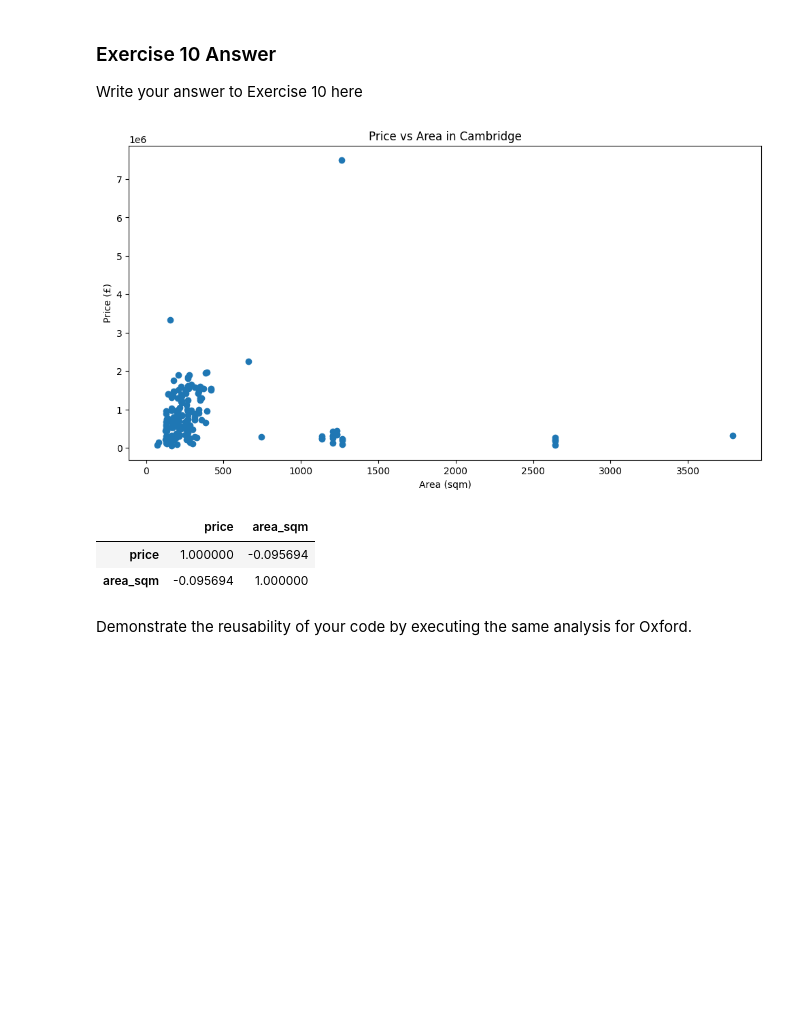
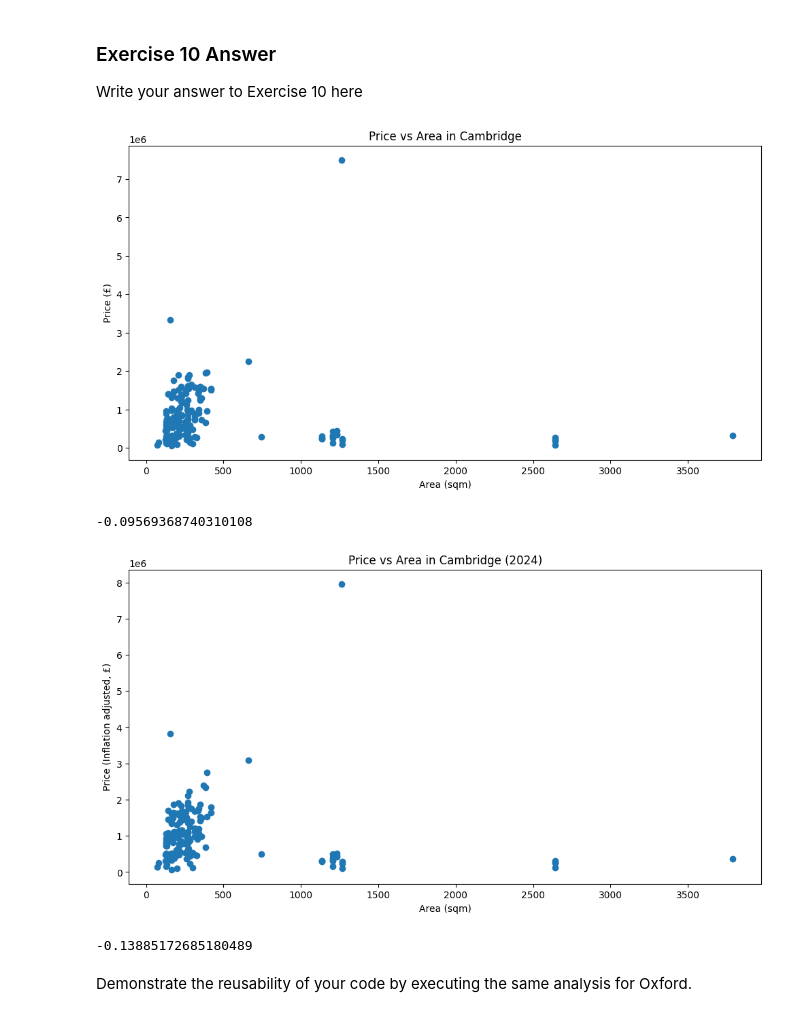
Before and after one commit to Var1377/vl331_ads_2024, a Jupyter notebook: _notebooks/02-access-assess-geospatial.ipynb, the cells around one changed output. Cells and saved outputs as stored; diff of their text form; code cells hidden in the pictures; blank space fills up the shorter version.

```diff
--- a/_notebooks/02-access-assess-geospatial.ipynb
+++ b/_notebooks/02-access-assess-geospatial.ipynb
@@ -835,6 +837,7 @@ this address matching to merge the two dataframes.
 
 Write your answer to Exercise 9 here
 # %%
-pp_cambridge = fynesse.assess.select_pp_data(conn, latitude, longitude)
+
+pp_cambridge = fynesse.select_pp_data(conn, latitude, longitude)
 # %%
 merged = fynesse.assess.join_pp_osm(pp_cambridge, buildings)
@@ -853,25 +864,25 @@ Write your answer to Exercise 10 here
 # %%
 # plot price vs area_sqm
 plt.figure(figsize=(12, 6))
 plt.scatter(merged["area_sqm"], merged["price"])
 plt.xlabel("Area (sqm)")
 plt.ylabel("Price (£)")
 plt.title("Price vs Area in Cambridge")
 plt.show()
 
-merged[["price", "area_sqm"]].corr()
+print(merged[["price", "area_sqm"]].corr()["price"]["area_sqm"])
 
 # There is almost no correlation between price and area_sqm
 # This could be due to the following other factors:
 # - Location
 # - Condition of the property
 # - Date of transfer
 # - Type of property
 # %% [output]
 [figure]
-|  | price | area_sqm |
-| price | 1.000000 | -0.095694 |
-| area_sqm | -0.095694 | 1.000000 |
+-0.09569368740310108
+[figure, added]
+-0.13885172685180489
 # %% [markdown]
 Demonstrate the reusability of your code by executing the same analysis
 for Oxford.
```
Also changed, not shown: parts of 4 cells of this notebook.
